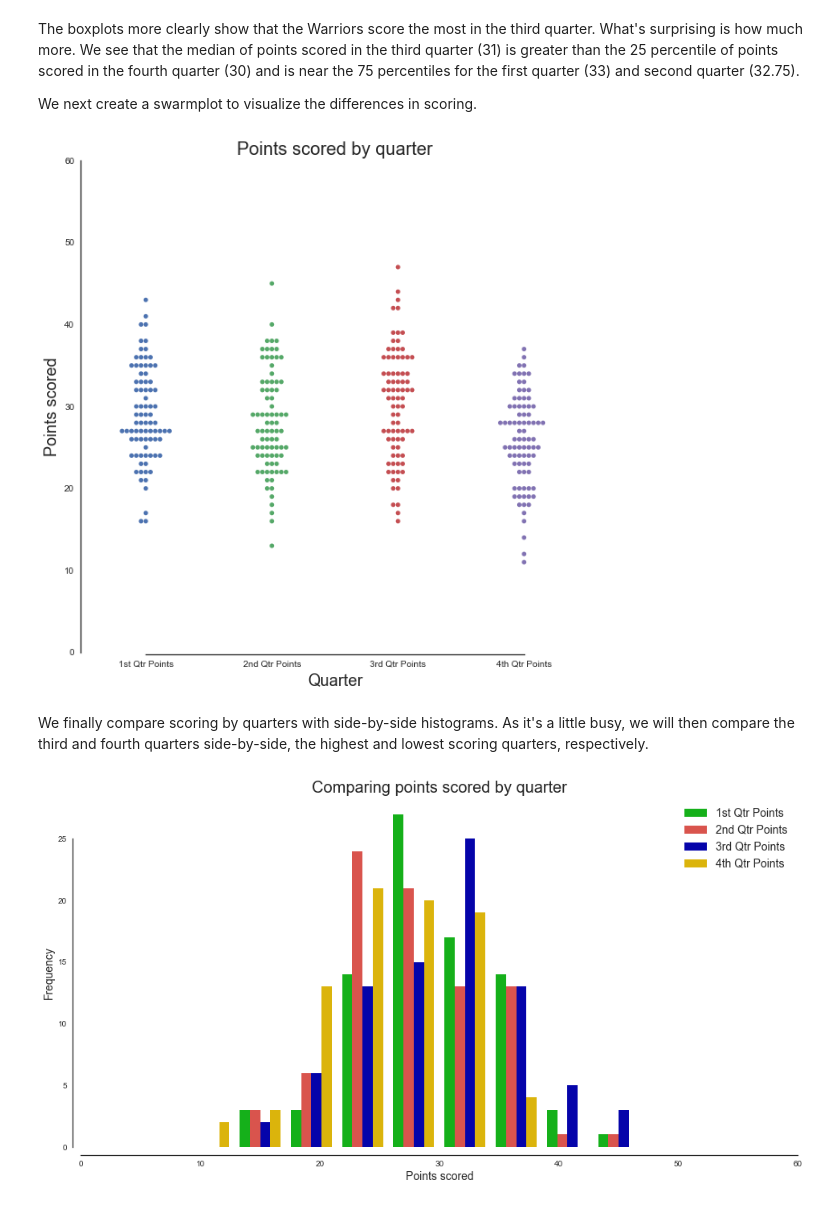
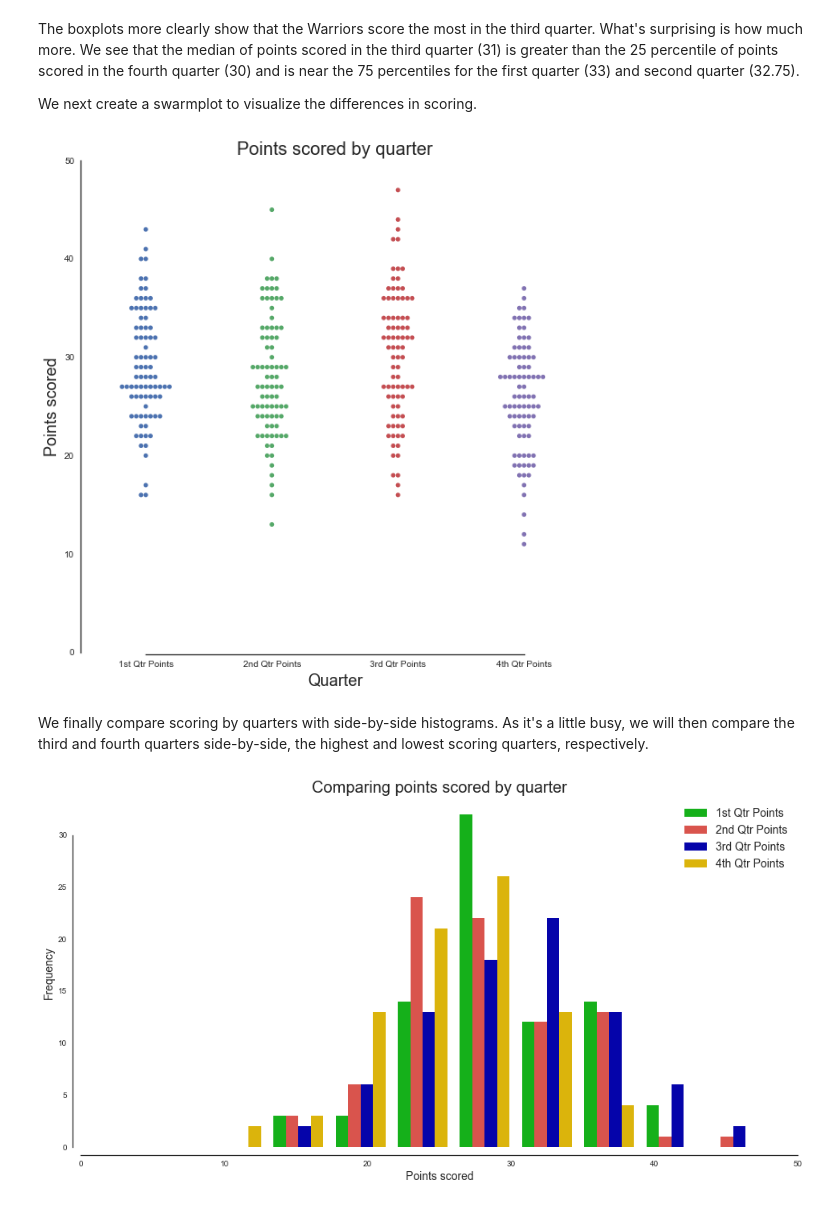
Before and after one commit to djjung2/NBA-Data-Analysis, a Jupyter notebook: Comparing scored by quarter June1.ipynb, the cells around one changed output. Cells and saved outputs as stored; diff of their text form; code cells hidden in the pictures.

```diff
--- a/Comparing scored by quarter June1.ipynb
+++ b/Comparing scored by quarter June1.ipynb
@@ -99,7 +99,7 @@ fig, axs = plt.subplots(figsize=(10,10))
 #multiple swarmplots of points scored by quarter
 sns.swarmplot(ax=axs, data=warriors_team_stats.loc[:,'1st Qtr Points':'4th Qtr Points'])
 
-axs.set_ylim(0,60)
+axs.set_ylim(0,50)
 axs.set_xlabel('Quarter', fontsize=18)
 axs.set_ylabel('Points scored', fontsize=18)
 
@@ -107,29 +107,29 @@ axs.set_title('Points scored by quarter', ha='center', fontsize=20)
 
 sns.despine(ax=axs, offset=2, trim=True)
 # %% [output]
-[figure, old version]
+[figure, new version]
 # %% [markdown]
 We finally compare scoring by quarters with side-by-side histograms. As it's a little busy, we will then compare the third and fourth quarters side-by-side, the highest and lowest scoring quarters, respectively.
 # %%
 fig, ax = plt.subplots(figsize=(16,8))
 
-mybins = np.linspace(0,60,15)
+mybins = np.linspace(0,52,13)
 
 #side-by-side histograms of points scored by quarter
 ax.hist(points_by_quarters, bins=mybins, histtype='bar', label=points_titles, color=clr)
 
 ax.set_title('Comparing points scored by quarter', fontsize=20)
 
-ax.set_xlim(0,60)
+ax.set_xlim(0,50)
 ax.set_xlabel('Points scored', fontsize=14)
 
 ax.set_ylabel('Frequency', fontsize=14)
 
 ax.legend(fontsize=14)
 
 sns.despine(offset=10, trim=True)
 # %% [output]
-[figure, old version]
+[figure, new version]
 # %%
 fig, ax = plt.subplots(figsize=(16,8))
 
```
Also changed, not shown: parts of 3 cells of this notebook.
